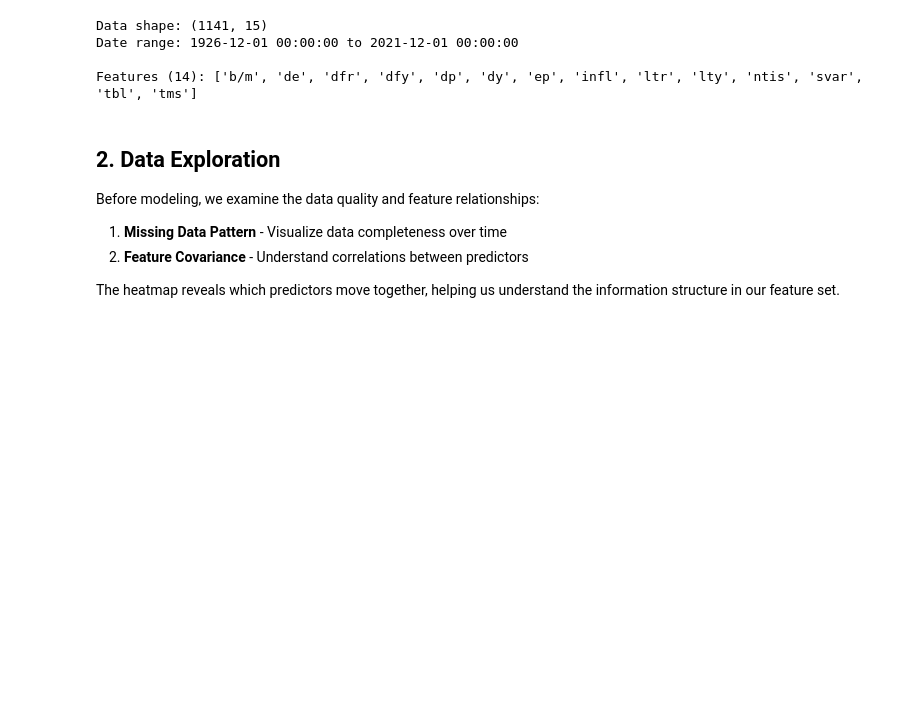
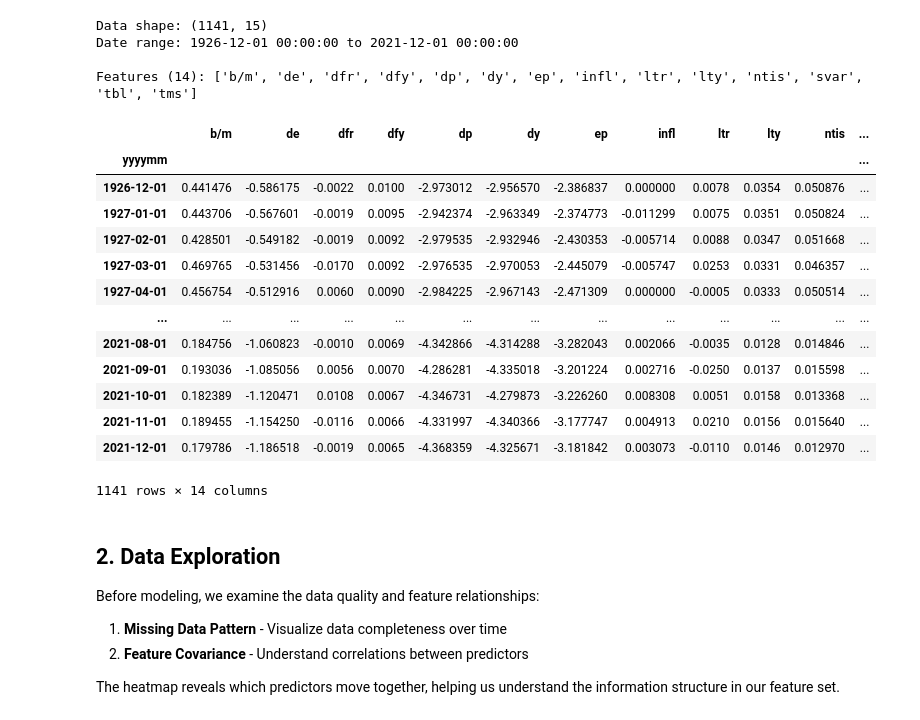
Before and after one commit to ItachiUchiha729/TheVirtueOfComplexity_PaperReplication_Experimentation, a Jupyter notebook: notebooks/experimentation.ipynb, the cells around one changed output. Saved outputs shown, nothing was run; the diff lists cells and outputs as text; code cells hidden in the pictures; blank space fills up the shorter version.

```diff
--- a/notebooks/experimentation.ipynb
+++ b/notebooks/experimentation.ipynb
@@ -126,6 +159,23 @@ Data shape: (1141, 15)
 Date range: 1926-12-01 00:00:00 to 2021-12-01 00:00:00
 
 Features (14): ['b/m', 'de', 'dfr', 'dfy', 'dp', 'dy', 'ep', 'infl', 'ltr', 'lty', 'ntis', 'svar', 'tbl', 'tms']
+# %%
+data[COLUMNS]
+# %% [output]
+|  | b/m | de | dfr | dfy | dp | dy | ep | infl | ltr | lty | ntis | ... |
+| yyyymm |  |  |  |  |  |  |  |  |  |  |  | ... |
+| 1926-12-01 | 0.441476 | -0.586175 | -0.0022 | 0.0100 | -2.973012 | -2.956570 | -2.386837 | 0.000000 | 0.0078 | 0.0354 | 0.050876 | ... |
+| 1927-01-01 | 0.443706 | -0.567601 | -0.0019 | 0.0095 | -2.942374 | -2.963349 | -2.374773 | -0.011299 | 0.0075 | 0.0351 | 0.050824 | ... |
+| 1927-02-01 | 0.428501 | -0.549182 | -0.0019 | 0.0092 | -2.979535 | -2.932946 | -2.430353 | -0.005714 | 0.0088 | 0.0347 | 0.051668 | ... |
+| 1927-03-01 | 0.469765 | -0.531456 | -0.0170 | 0.0092 | -2.976535 | -2.970053 | -2.445079 | -0.005747 | 0.0253 | 0.0331 | 0.046357 | ... |
+| 1927-04-01 | 0.456754 | -0.512916 | 0.0060 | 0.0090 | -2.984225 | -2.967143 | -2.471309 | 0.000000 | -0.0005 | 0.0333 | 0.050514 | ... |
+| ... | ... | ... | ... | ... | ... | ... | ... | ... | ... | ... | ... | ... |
+| 2021-08-01 | 0.184756 | -1.060823 | -0.0010 | 0.0069 | -4.342866 | -4.314288 | -3.282043 | 0.002066 | -0.0035 | 0.0128 | 0.014846 | ... |
+| 2021-09-01 | 0.193036 | -1.085056 | 0.0056 | 0.0070 | -4.286281 | -4.335018 | -3.201224 | 0.002716 | -0.0250 | 0.0137 | 0.015598 | ... |
+| 2021-10-01 | 0.182389 | -1.120471 | 0.0108 | 0.0067 | -4.346731 | -4.279873 | -3.226260 | 0.008308 | 0.0051 | 0.0158 | 0.013368 | ... |
+| 2021-11-01 | 0.189455 | -1.154250 | -0.0116 | 0.0066 | -4.331997 | -4.340366 | -3.177747 | 0.004913 | 0.0210 | 0.0156 | 0.015640 | ... |
+| 2021-12-01 | 0.179786 | -1.186518 | -0.0019 | 0.0065 | -4.368359 | -4.325671 | -3.181842 | 0.003073 | -0.0110 | 0.0146 | 0.012970 | ... |
+1141 rows × 14 columns
 # %% [markdown]
 ## 2. Data Exploration
 
```
Also changed, not shown: parts of 6 cells of this notebook, 16 other files.
